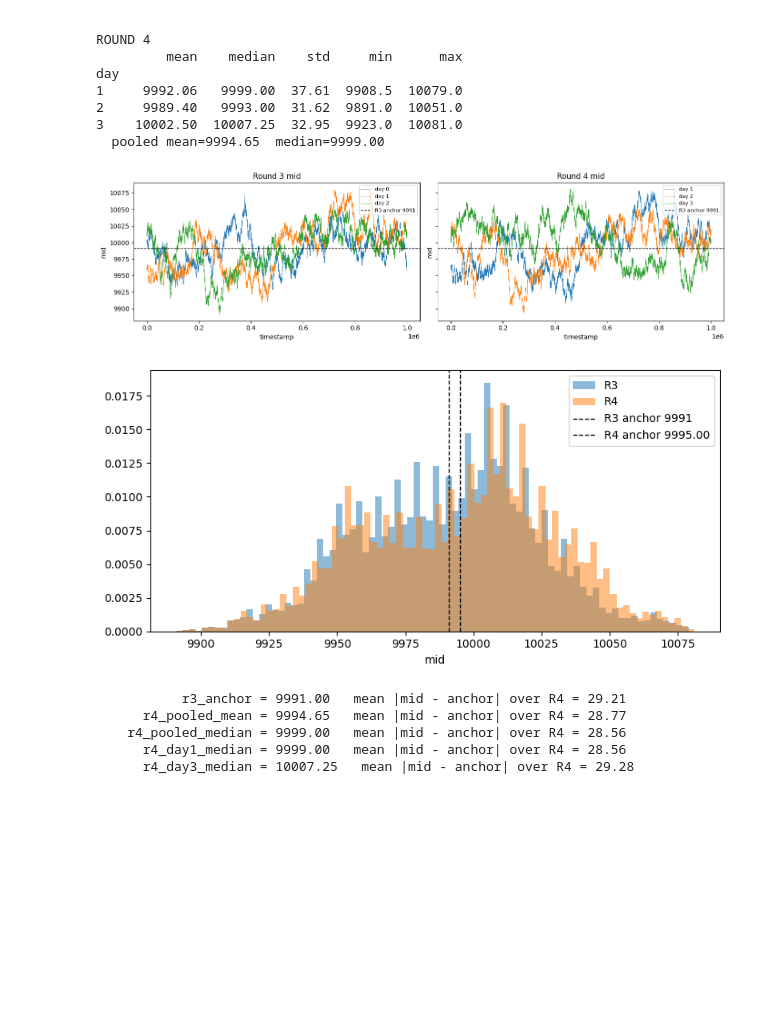
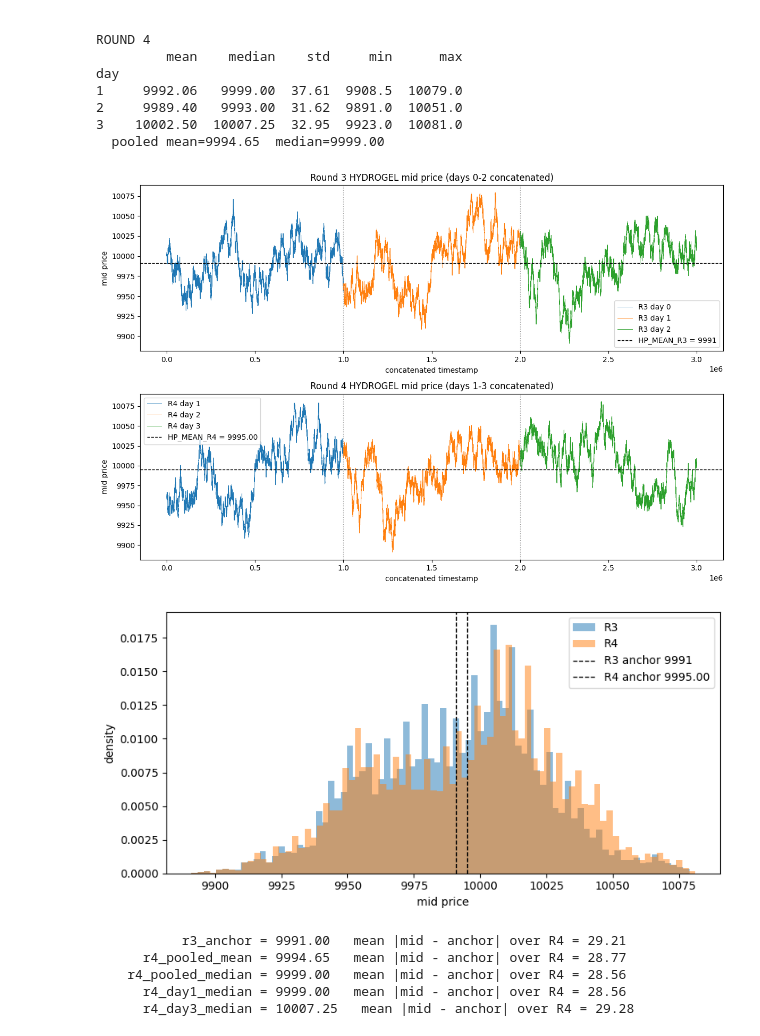
Before and after one commit to fogatogl/imc_trading, a Jupyter notebook: round4/research_round4.ipynb, the cells around one changed output. Cells and saved outputs as stored; diff of their text form; code cells hidden in the pictures; blank space fills up the shorter version.

```diff
--- a/round4/research_round4.ipynb
+++ b/round4/research_round4.ipynb
@@ -218,26 +218,69 @@ day
 3    10002.50  10007.25  32.95  9923.0  10081.0
   pooled mean=9994.65  median=9999.00
 # %%
-fig, axes = plt.subplots(1, 2, figsize=(14, 4), sharey=True)
-for ax, (px, label) in zip(axes, [(px3, 'Round 3'), (px4, 'Round 4')]):
+# Concatenate day timelines so each round is shown as one continuous 3-day series
+def concat_days_for_plot(px):
+    parts = []
+    day_starts = {}
+    offset = 0
     for d in sorted(px['day'].unique()):
-        sub = px[px['day'] == d]
-        ax.plot(sub['timestamp'].values, sub['mid_price'].values, lw=0.5, label=f'day {d}')
-    ax.axhline(HP_MEAN_R3, color='k', ls='--', lw=1, label=f'R3 anchor {HP_MEAN_R3}')
-    ax.set_title(f'{label} mid'); ax.legend(loc='upper right', fontsize=8)
-    ax.set_xlabel('timestamp'); ax.set_ylabel('mid')
-plt.tight_layout(); plt.show()
+        sub = px[px['day'] == d].sort_values('timestamp').copy()
+        ts = sub['timestamp'].values
+        day_starts[d] = offset
+        sub['ts_concat'] = ts - ts.min() + offset
+        parts.append(sub)
+        if len(ts) > 1:
+            step = np.median(np.diff(ts))
+        else:
+            step = 100
+        offset = parts[-1]['ts_concat'].iloc[-1] + step
+    return pd.concat(parts, ignore_index=True), day_starts
+
+px3c, r3_day_starts = concat_days_for_plot(px3)
+px4c, r4_day_starts = concat_days_for_plot(px4)
+r4_anchor = globals().get('HP_MEAN_R4', px4['mid_price'].mean())
+
+# Keep distinct colors per day on each round chart
+r3_colors = {0: 'tab:blue', 1: 'tab:orange', 2: 'tab:green'}
+r4_colors = {1: 'tab:blue', 2: 'tab:orange', 3: 'tab:green'}
+
+fig, (ax1, ax2) = plt.subplots(2, 1, figsize=(12, 8), sharex=False)
+
+for d in sorted(px3c['day'].unique()):
+    sub = px3c[px3c['day'] == d]
+    ax1.plot(sub['ts_concat'].values, sub['mid_price'].values, lw=0.7, color=r3_colors.get(d, None), label=f'R3 day {d}')
+for d in sorted(r3_day_starts.keys())[1:]:
+    ax1.axvline(r3_day_starts[d], color='gray', ls=':', lw=0.9, alpha=0.8)
+ax1.axhline(HP_MEAN_R3, color='k', ls='--', lw=1, label=f'HP_MEAN_R3 = {HP_MEAN_R3}')
+ax1.set_title('Round 3 HYDROGEL mid price (days 0-2 concatenated)')
+ax1.set_xlabel('concatenated timestamp')
+ax1.set_ylabel('mid price')
+ax1.legend()
+
+for d in sorted(px4c['day'].unique()):
+    sub = px4c[px4c['day'] == d]
+    ax2.plot(sub['ts_concat'].values, sub['mid_price'].values, lw=0.7, color=r4_colors.get(d, None), label=f'R4 day {d}')
+for d in sorted(r4_day_starts.keys())[1:]:
+    ax2.axvline(r4_day_starts[d], color='gray', ls=':', lw=0.9, alpha=0.8)
+ax2.axhline(r4_anchor, color='k', ls='--', lw=1, label=f'HP_MEAN_R4 = {r4_anchor:.2f}')
+ax2.set_title('Round 4 HYDROGEL mid price (days 1-3 concatenated)')
+ax2.set_xlabel('concatenated timestamp')
+ax2.set_ylabel('mid price')
+ax2.legend()
+
+plt.tight_layout()
+plt.show()
 
 fig, ax = plt.subplots(1, 1, figsize=(8, 4))
 ax.hist(px3['mid_price'], bins=80, alpha=0.5, density=True, label='R3')
 ax.hist(px4['mid_price'], bins=80, alpha=0.5, density=True, label='R4')
 ax.axvline(HP_MEAN_R3, color='k', ls='--', lw=1, label=f'R3 anchor {HP_MEAN_R3}')
 r4_anchor = globals().get('HP_MEAN_R4', px4['mid_price'].mean())
 ax.axvline(r4_anchor, color='k', ls='--', lw=1, label=f'R4 anchor {r4_anchor:.2f}')
-ax.set_xlabel('mid'); ax.legend(); plt.tight_layout(); plt.show()
+ax.set_xlabel('mid price'); ax.set_ylabel('density'); ax.legend(); plt.tight_layout(); plt.show()
 # %% [output]
-[figure, old version]
+[figure, new version]
-[figure, old version]
+[figure, new version]
 # %%
 # Suggested replacement anchor candidates
 candidates = {
```
Also changed, not shown: 13 other files.
